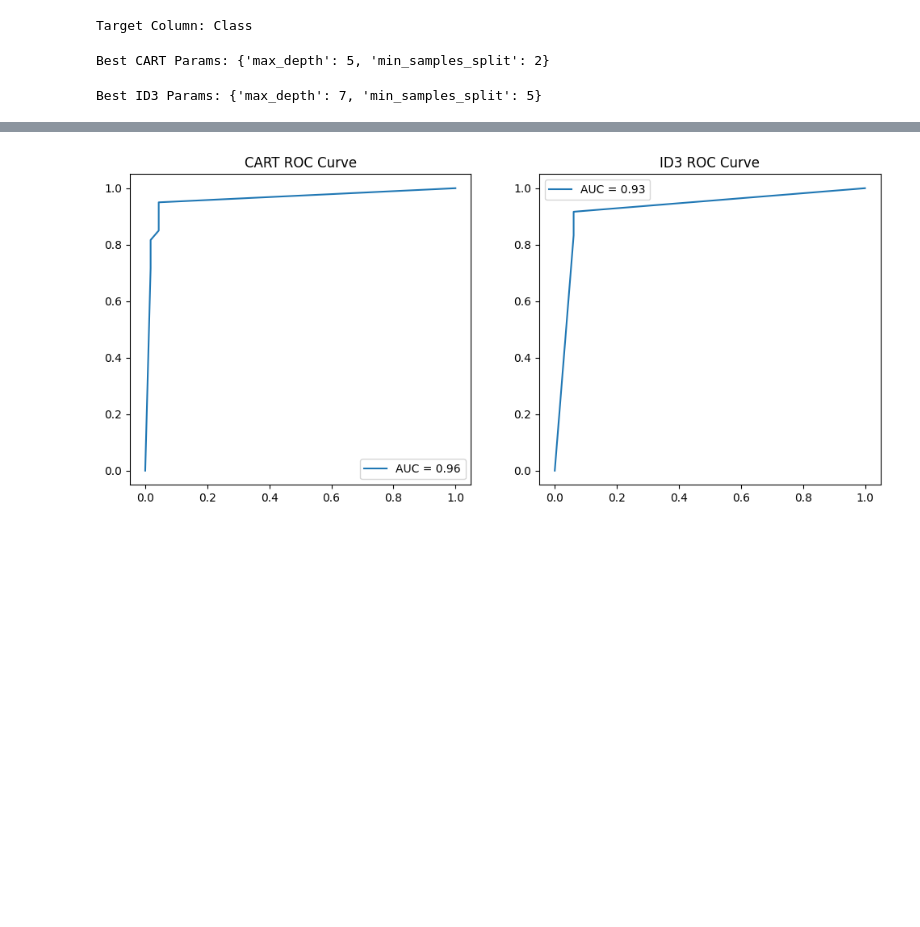
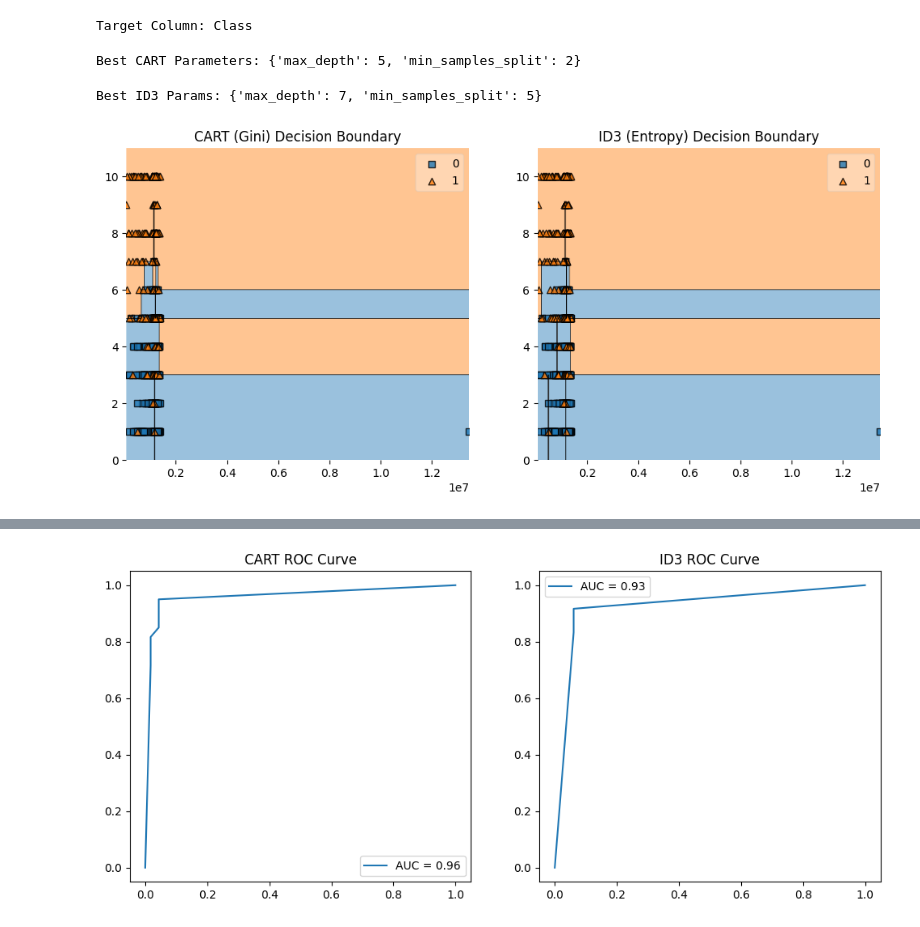
Before and after one commit to RokonUddin370/Assignment-Decision-Tree-DT-Implementation-and-Comparison, a Jupyter notebook: 210120_Decision_Tree_(DT)_.ipynb, the cells around one changed output, grey strips where cells are left out. Saved outputs shown, nothing was run; the diff lists cells and outputs as text; code cells hidden in the pictures; blank space fills up the shorter version.

```diff
--- a/210120_Decision_Tree_(DT)_.ipynb
+++ b/210120_Decision_Tree_(DT)_.ipynb
@@ -45,17 +46,22 @@ X_train, X_test, y_train, y_test = train_test_split(
 )
 # %%
 cart = DecisionTreeClassifier(criterion='gini', random_state=42)
+
 param_grid = {
     'max_depth': [3, 5, 7, 10],
     'min_samples_split': [2, 5, 10]
 }
-cart_cv = GridSearchCV(cart, param_grid, cv=5, scoring='accuracy')
-cart_cv.fit(X_train, y_train)
-
-best_cart = cart_cv.best_estimator_
-print("Best CART Params:", cart_cv.best_params_)
+cart_grid = GridSearchCV(
+    cart,
+    param_grid,
+    cv=5,
+    scoring='accuracy'
+)
+cart_grid.fit(X_train, y_train)
+best_cart = cart_grid.best_estimator_
+print("Best CART Parameters:", cart_grid.best_params_)
 # %% [output]
-Best CART Params: {'max_depth': 5, 'min_samples_split': 2}
+Best CART Parameters: {'max_depth': 5, 'min_samples_split': 2}
 # %%
 id3 = DecisionTreeClassifier(criterion='entropy', random_state=42)
 id3_cv = GridSearchCV(id3, param_grid, cv=5, scoring='accuracy')
@@ -69,5 +75,39 @@ y_pred_cart = best_cart.predict(X_test)
 y_pred_id3 = best_id3.predict(X_test)
 y_prob_cart = best_cart.predict_proba(X_test)[:, 1]
 y_prob_id3 = best_id3.predict_proba(X_test)[:, 1]
+# %%
+# Use first two features for 2D plotting
+X_vis = X.iloc[:, :2]
+
+# Split 2-feature dataset for visualization
+Xv_train, Xv_test, yv_train, yv_test = train_test_split(
+    X_vis, y, test_size=0.25, random_state=42, stratify=y
+)
+cart_vis = DecisionTreeClassifier(
+    criterion='gini',
+    max_depth=best_cart.max_depth,
+    min_samples_split=best_cart.min_samples_split,
+    random_state=42
+)
+id3_vis = DecisionTreeClassifier(
+    criterion='entropy',
+    max_depth=best_id3.max_depth,
+    min_samples_split=best_id3.min_samples_split,
+    random_state=42
+)
+cart_vis.fit(Xv_train, yv_train)
+id3_vis.fit(Xv_train, yv_train)
+plt.figure(figsize=(12,5))
+plt.subplot(1,2,1)
+plot_decision_regions(Xv_train.values, yv_train.values, clf=cart_vis)
+plt.title("CART (Gini) Decision Boundary")
+
+plt.subplot(1,2,2)
+plot_decision_regions(Xv_train.values, yv_train.values, clf=id3_vis)
+plt.title("ID3 (Entropy) Decision Boundary")
+
+plt.show()
+# %% [output]
+[figure, added]
 # %%
 fig, ax = plt.subplots(1, 2, figsize=(12, 5))
```
Also changed, not shown: parts of 4 cells of this notebook.
